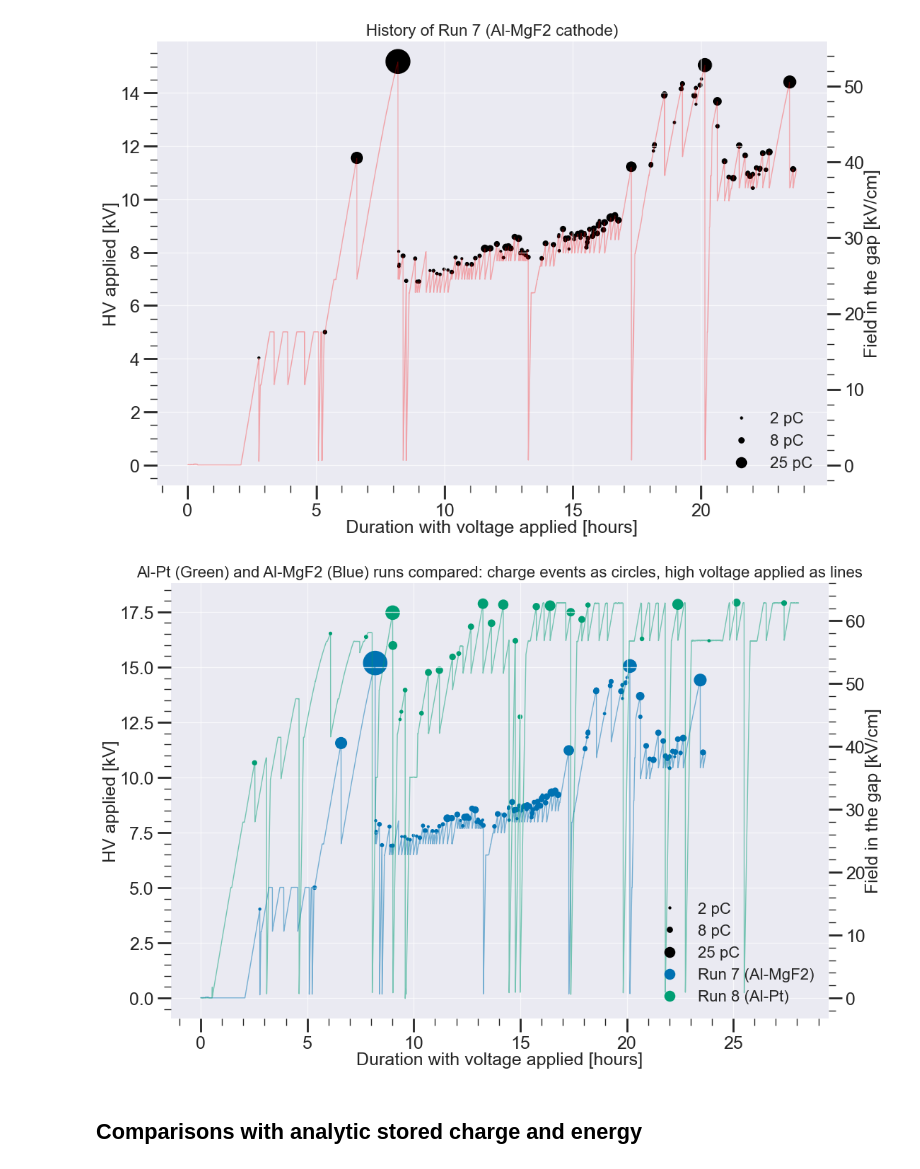
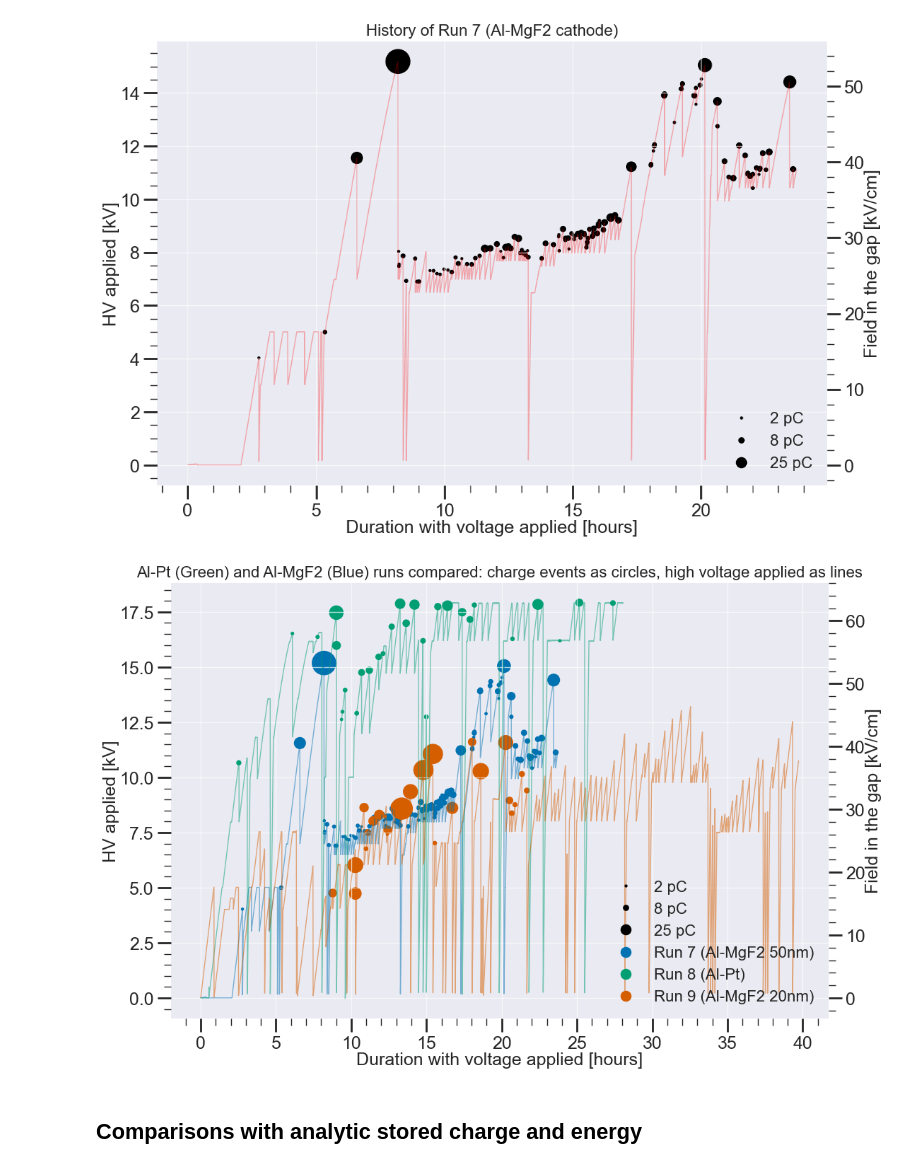
Before and after one commit to ejangelico/ad2-data-processing, a Jupyter notebook: notebooks/Analysis of run comparisons.ipynb, the cells around one changed output. Drawn from its saved outputs; the diff is of its cells as text; code cells hidden in the pictures.

```diff
--- a/notebooks/Analysis of run comparisons.ipynb
+++ b/notebooks/Analysis of run comparisons.ipynb
@@ -15,8 +15,8 @@ sys.path.append("../AnalysisTools/")
 import Dataset
 import AnalysisTools
 # %%
-topdirs = {5:"../../data/Run5/", 6:"../../data/Run6/", 7:"../../data/Run7/", 8:"../../data/Run8/"}
-configs = {5:"../configs/run5_config.yaml", 6:"../configs/run6_config.yaml", 7:"../configs/run7_config.yaml", 8:"../configs/run8_config.yaml"}
+topdirs = {5:"../../data/Run5/", 6:"../../data/Run6/", 7:"../../data/Run7/", 8:"../../data/Run8/", 9:"../../data/Run9/"}
+configs = {5:"../configs/run5_config.yaml", 6:"../configs/run6_config.yaml", 7:"../configs/run7_config.yaml", 8:"../configs/run8_config.yaml", 9:"../configs/run9_config.yaml"}
 red_file_name = "combined_reduced.p"
 #analysis tools objects, unloaded data
 anas = {}
@@ -436,36 +479,59 @@ d_ch = np.array(d[mask]["ch3 charge"])
 d_sec = np.array(d[mask]["ch3 seconds"])
 d_hv = np.array(d[mask]["ch3 hv"])
 d_E = np.array(d[mask]["ch3 field"])
 
 #recast time
 hv_event_durs = [ana.get_duration_from_timestamp(_)/3600 for _ in d_sec]
 ax.scatter(hv_event_durs, d_hv, s=list(np.array(d_ch)*20), color=colors[1], alpha=1)
 
+
+
+ana = anas[9]
+d = ana.df
+ana.load_hv_textfiles()
+ana.identify_ramps(ref='v_mon')
+#an attempt to make code that will give me the HV ramp curve along with
+#amplitudes and times of any charge  signals that arrive
+tdmap = ana.time_duration_map
+ax.plot(np.array(tdmap["dur"])/3600, tdmap["v"], color=colors[2], linewidth=1, alpha=0.5)
+
+
+mask = (d["ch3 amp"] > 2) & (d["ch3 amp"] != None)
+d_ch = np.array(d[mask]["ch3 charge"])
+d_sec = np.array(d[mask]["ch3 seconds"])
+d_hv = np.array(d[mask]["ch3 hv"])
+d_E = np.array(d[mask]["ch3 field"])
+
+#recast time
+hv_event_durs = [ana.get_duration_from_timestamp(_)/3600 for _ in d_sec]
+ax.scatter(hv_event_durs, d_hv, s=list(np.array(d_ch)*20), color=colors[2], alpha=1)
+
 ax2 = ax.twinx()
 E_f = lambda V:V/0.285
 ymin, ymax = ax.get_ylim()
 ax2.set_ylim(E_f(ymin), E_f(ymax))
 ax2.plot([], [])
 
 # Define custom legend entries with markers
 legend_elements = [
     Line2D([0], [0], marker='o', linewidth=0, color='k', markersize=np.sqrt(2*20)/2, label='2 pC'),
     Line2D([0], [0], marker='o', linewidth=0, color='k', markersize=np.sqrt(8*20)/2, label='8 pC'),
     Line2D([0], [0], marker='o', linewidth=0, color='k', markersize=np.sqrt(25*20)/2, label='25 pC'),
-    Line2D([0], [0], marker='o', linewidth=0, color=colors[0], markersize=np.sqrt(25*20)/2, label='Run 7 (Al-MgF2)'),
+    Line2D([0], [0], marker='o', linewidth=0, color=colors[0], markersize=np.sqrt(25*20)/2, label='Run 7 (Al-MgF2 50nm)'),
     Line2D([0], [0], marker='o', linewidth=0, color=colors[1], markersize=np.sqrt(25*20)/2, label='Run 8 (Al-Pt)'),
+    Line2D([0], [0], marker='o', linewidth=0, color=colors[2], markersize=np.sqrt(25*20)/2, label='Run 9 (Al-MgF2 20nm)')
 ]
 
 # Add legend with custom legend entries
 ax.legend(handles=legend_elements, loc='lower right')
 ax.set_ylabel("HV applied [kV]")
 ax2.set_ylabel("Field in the gap [kV/cm]")
 ax2.grid(False)
 ax.set_xlabel("Duration with voltage applied [hours]")
-ax.set_title("Al-Pt (Green) and Al-MgF2 (Blue) runs compared: charge events as circles, high voltage applied as lines")
+ax.set_title("Runs compared: charge events as circles, high voltage applied as lines")
 plt.show()
 # %% [output]
-[figure, old version]
+[figure, new version]
 # %% [markdown]
 ## Comparisons with analytic stored charge and energy
 # %%
```
Also changed, not shown: parts of 5 cells of this notebook, 3 other files.
